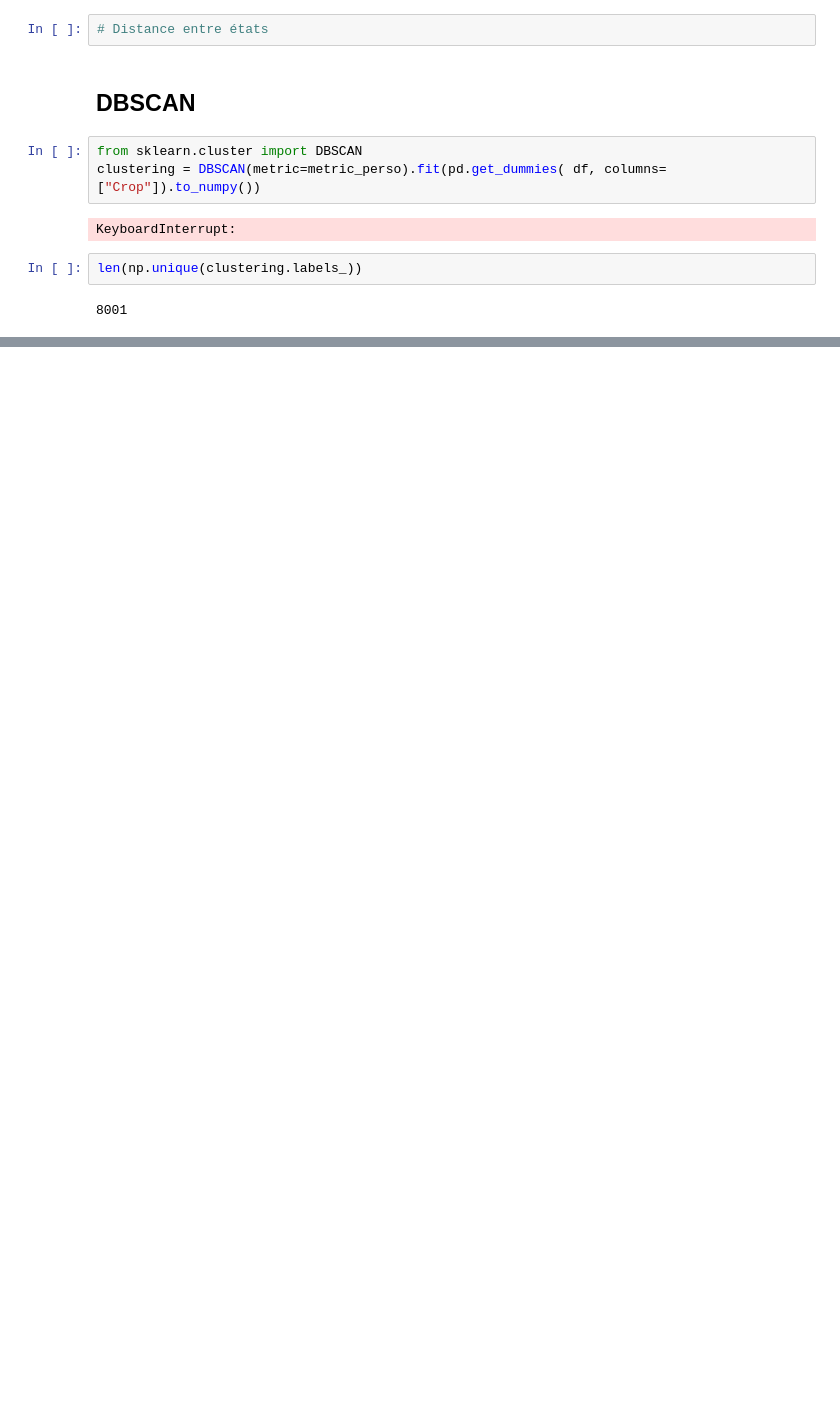
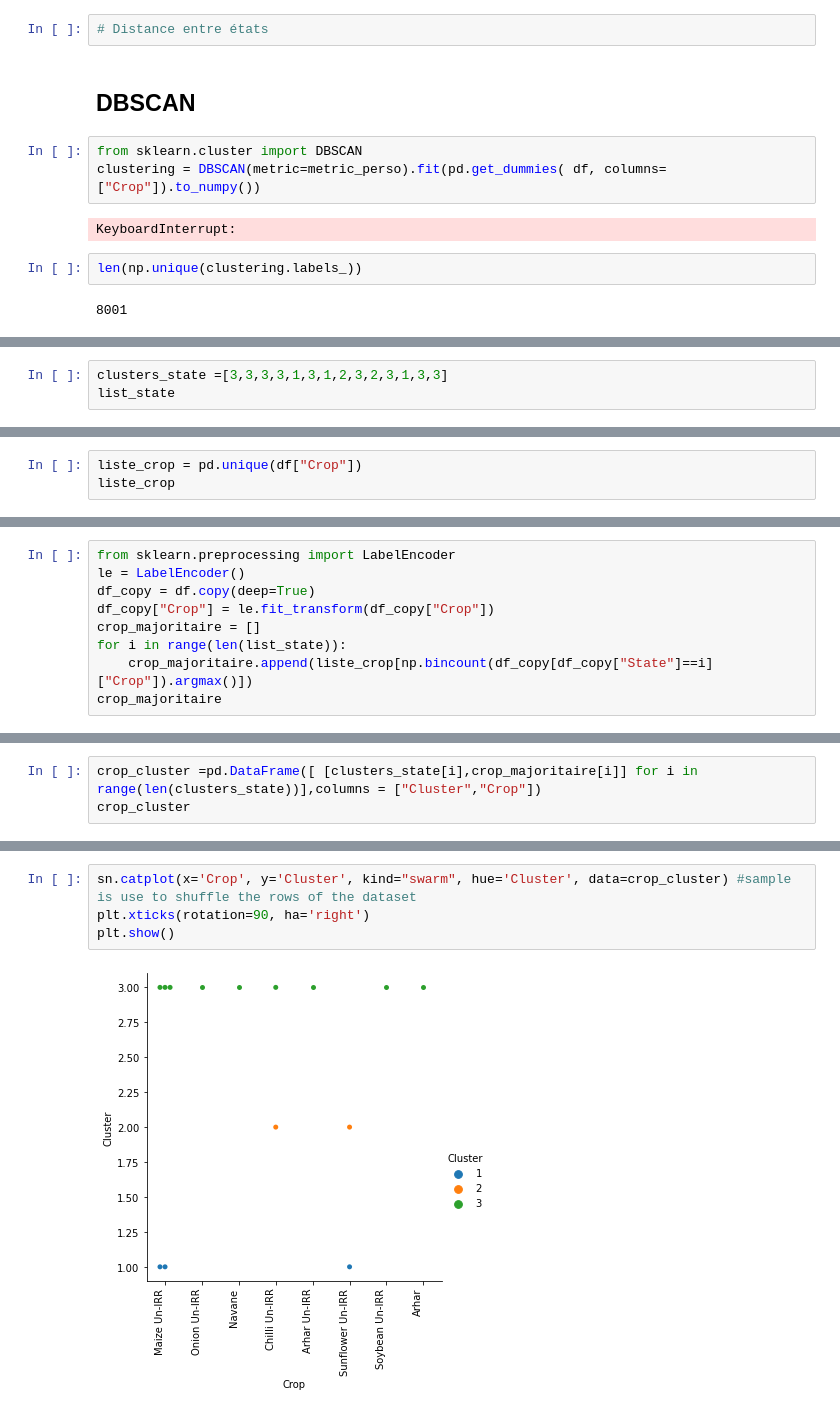
Before and after one commit to amaurylancelin/Datathon, a Jupyter notebook: clustering_state_level.ipynb, the cells around one changed output, grey strips where cells are left out. Cells and saved outputs as stored; diff of their text form; blank space fills up the shorter version.

Commit message:
state clustering : k prototypes + catplot

```diff
--- a/clustering_state_level.ipynb
+++ b/clustering_state_level.ipynb
@@ -185,0 +246,3 @@ len(np.unique(clustering.labels_))
+# %%
+clusters_state =[3,3,3,3,1,3,1,2,3,2,3,1,3,3]
+list_state
@@ -185,0 +254,3 @@ len(np.unique(clustering.labels_))
+# %%
+liste_crop = pd.unique(df["Crop"])
+liste_crop
@@ -185,0 +273,9 @@ len(np.unique(clustering.labels_))
+# %%
+from sklearn.preprocessing import LabelEncoder
+le = LabelEncoder()
+df_copy = df.copy(deep=True)
+df_copy["Crop"] = le.fit_transform(df_copy["Crop"])
+crop_majoritaire = []
+for i in range(len(list_state)):
+    crop_majoritaire.append(liste_crop[np.bincount(df_copy[df_copy["State"]==i]["Crop"]).argmax()])
+crop_majoritaire
@@ -185,0 +297,3 @@ len(np.unique(clustering.labels_))
+# %%
+crop_cluster =pd.DataFrame([ [clusters_state[i],crop_majoritaire[i]] for i in range(len(clusters_state))],columns = ["Cluster","Crop"])
+crop_cluster
@@ -185,0 +316,6 @@ len(np.unique(clustering.labels_))
+# %%
+sn.catplot(x='Crop', y='Cluster', kind="swarm", hue='Cluster', data=crop_cluster) #sample is use to shuffle the rows of the dataset
+plt.xticks(rotation=90, ha='right')
+plt.show()
+# %% [output]
+[figure, added]
```
Also changed, not shown: parts of 21 cells of this notebook.
